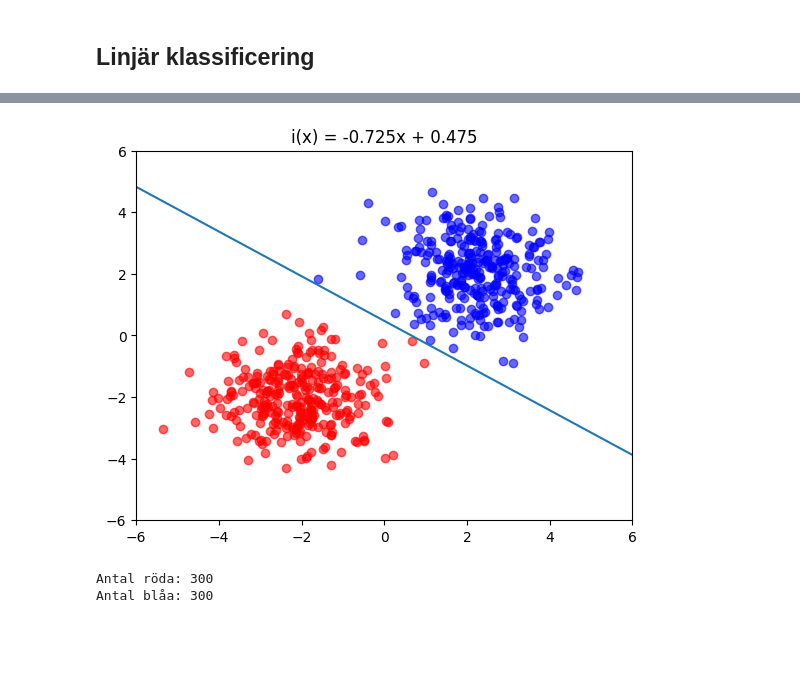
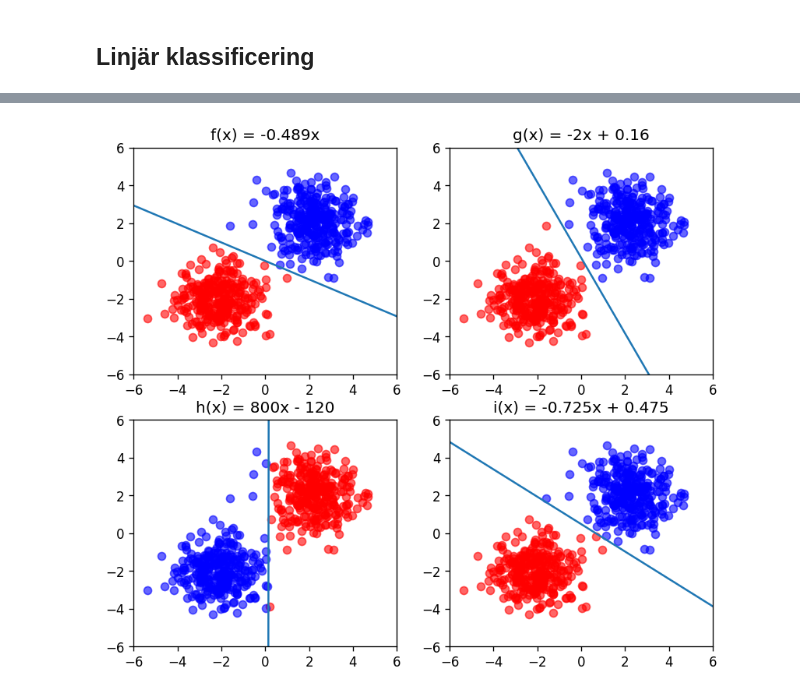
Before and after one commit to PhilipL02/python-programming-PHILIP-LANGPOHL, a Jupyter notebook: Labs/Lab3/report.ipynb, the cells around one changed output, grey strips where cells are left out. Drawn from its saved outputs; the diff is of its cells as text; code cells hidden in the pictures; blank space fills up the shorter version.

```diff
--- a/Labs/Lab3/report.ipynb
+++ b/Labs/Lab3/report.ipynb
@@ -52,6 +50,42 @@ Antal blåa: 302
-# %%
-scatter_classified_point_and_line_for_function(unlabelled_points, i, title="i(x) = -0.725x + 0.475")
-# %% [output]
-[figure, removed]
-Antal röda: 300
-Antal blåa: 300
+# %%
+def classify_data(points: tuple, function: Callable) -> tuple:
+    red_points = []
+    blue_points = []
+
+    for point in points:
+        label = get_classification_label_for_point(point, function)
+
+        if label == 1:
+            blue_points.append(point)
+        else:
+            red_points.append(point)
+
+    return red_points, blue_points
+
+
+def plot_in_subplot(ax, f: Callable, title: str) -> None:
+    X = np.linspace(-6, 6)
+
+    red, blue = classify_data(unlabelled_points, f)
+
+    ax.set(title=title)
+
+    ax.set_xlim((-6, 6))
+    ax.set_ylim((-6, 6))
+
+    ax.plot(X, [f(x) for x in X])
+    ax.scatter([p[0] for p in red], [p[1] for p in red], alpha=0.6, c="red")
+    ax.scatter([p[0] for p in blue], [p[1] for p in blue], alpha=0.6, c="blue")
+
+
+fig, ((ax1, ax2), (ax3, ax4)) = plt.subplots(2,2, dpi=120, figsize=(8, 6))
+
+plot_in_subplot(ax1, f, "f(x) = -0.489x")
+plot_in_subplot(ax2, g, "g(x) = -2x + 0.16")
+plot_in_subplot(ax3, h, "h(x) = 800x - 120")
+plot_in_subplot(ax4, i, "i(x) = -0.725x + 0.475")
+
+plt.subplots_adjust(top=1) # Used to increase the spacing between the rows of the plot
+plt.show()
+# %% [output]
+[figure, added]
```
Also changed, not shown: parts of 11 cells of this notebook, 2 other files.
